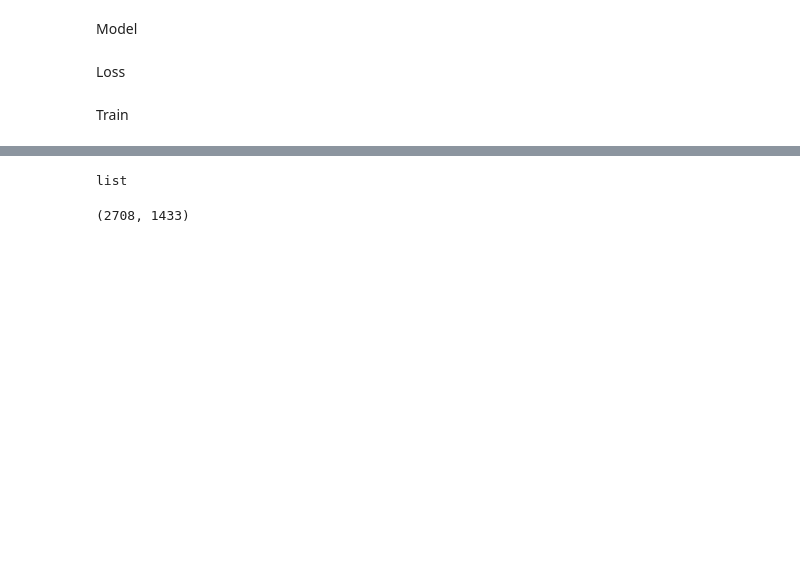
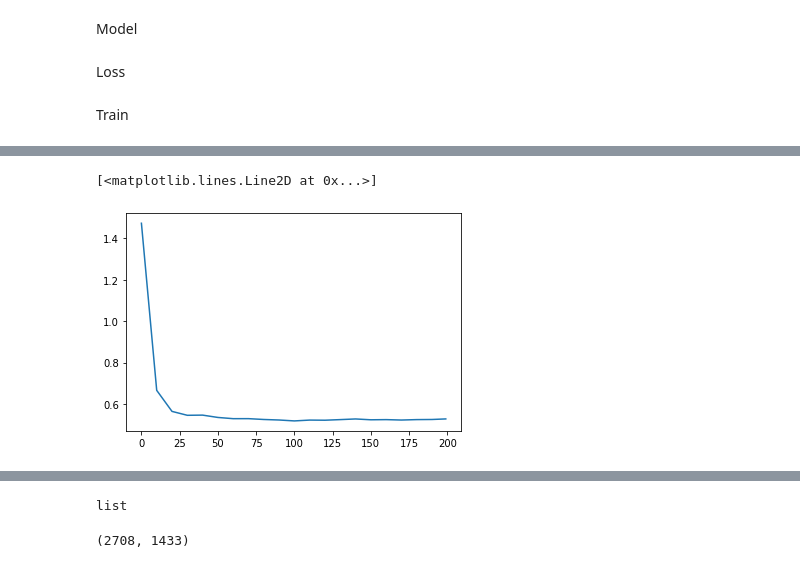
Before and after one commit to Nishant-Ramakuru/Inference-based-GNNS, a Jupyter notebook: JAX_GNN.ipynb, the cells around one changed output, grey strips where cells are left out. Drawn from its saved outputs; the diff is of its cells as text; code cells hidden in the pictures; blank space fills up the shorter version.

```diff
--- a/JAX_GNN.ipynb
+++ b/JAX_GNN.ipynb
@@ -478,0 +514,5 @@ KeyboardInterrupt: ignored
+# %%
+plt.plot(metrics['epoch'],metrics['val_loss'])
+# %% [output]
+[<matplotlib.lines.Line2D at 0x...>]
+[figure, added]
```
Also changed, not shown: parts of 9 cells of this notebook.
